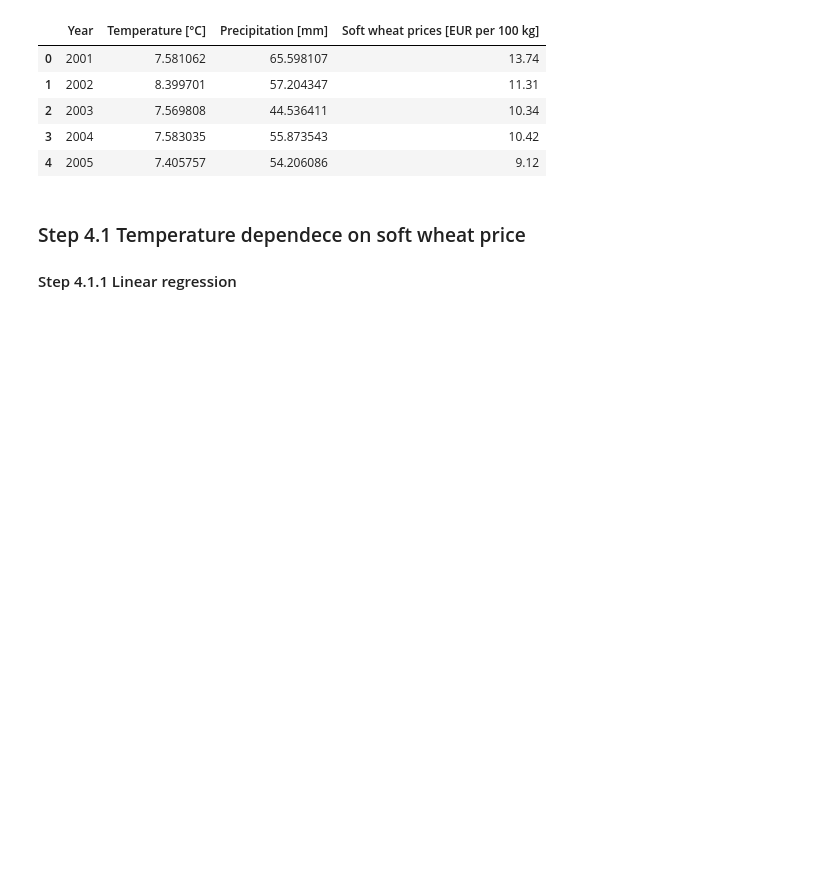
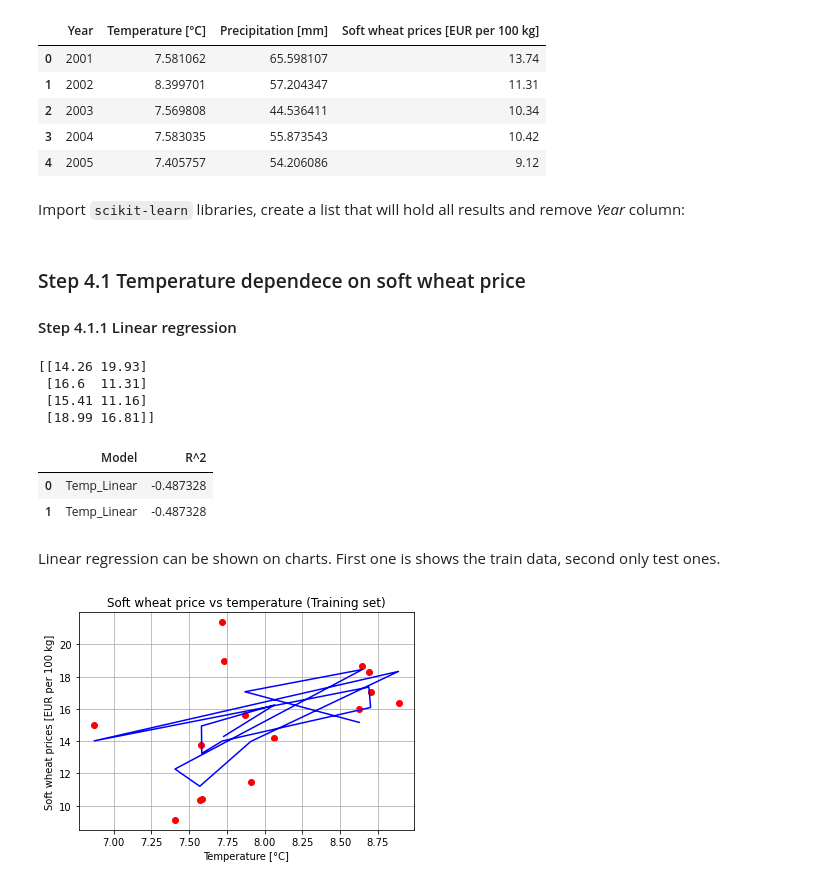
Before and after one commit to wkrzywiec/polish-crops, a Jupyter notebook: polish-crops.ipynb, the cells around one changed output. Saved outputs shown, nothing was run; the diff lists cells and outputs as text; code cells hidden in the pictures; blank space fills up the shorter version.

Commit message:
temperature linear regression

```diff
--- a/polish-crops.ipynb
+++ b/polish-crops.ipynb
@@ -329,6 +338,53 @@ df.head(5) # just for printing, to show the result
 | 2 | 2003 | 7.569808 | 44.536411 | 10.34 |
 | 3 | 2004 | 7.583035 | 55.873543 | 10.42 |
 | 4 | 2005 | 7.405757 | 54.206086 | 9.12 |
+# %% [markdown]
+Import `scikit-learn` libraries, create a list that will hold all results and remove *Year* column:
+# %%
+from sklearn.model_selection import train_test_split
+from sklearn.metrics import r2_score
+from sklearn.linear_model import LinearRegression
+import numpy as np
+
+results_df = pd.DataFrame(columns=['Model', 'R^2'])
+df = df.drop(columns=['Year'])
 # %% [markdown]
 ### Step 4.1 Temperature dependece on soft wheat price
 #### Step 4.1.1 Linear regression
+# %%
+x = df.iloc[:, 1].values
+y = df.iloc[:, -1].values
+
+x_train, x_test, y_train, y_test = train_test_split(x, y, test_size = 0.2, random_state = 0)
+linear_regressor = LinearRegression()
+linear_regressor.fit(x_train, y_train)
+
+y_pred = linear_regressor.predict(x_test)
+
+np.set_printoptions(precision=2)
+print(np.concatenate((y_pred.reshape(len(y_pred),1), y_test.reshape(len(y_test),1)),1))
+# %% [output]
+[[14.26 19.93]
+ [16.6  11.31]
+ [15.41 11.16]
+ [18.99 16.81]]
+# %%
+r2 = r2_score(y_test, y_pred)
+results_df = results_df.append({'Model': 'Temp_Linear', 'R^2': r2}, ignore_index=True)
+results_df
+# %% [output]
+|  | Model | R^2 |
+| 0 | Temp_Linear | -0.487328 |
+| 1 | Temp_Linear | -0.487328 |
+# %% [markdown]
+Linear regression can be shown on charts. First one is shows the train data, second only test ones.
+# %%
+plt.scatter(x_train[:, 0], y_train, color = 'red')
+plt.plot(x_train[:, 0], linear_regressor.predict(x_train), color = 'blue')
+plt.title('Soft wheat price vs temperature (Training set)')
+plt.xlabel('Temperature [°C]')
+plt.ylabel('Soft wheat prices [EUR per 100 kg]')
+plt.grid()
+plt.show()
+# %% [output]
+[figure, added]
```
Also changed, not shown: parts of 20 cells of this notebook.
